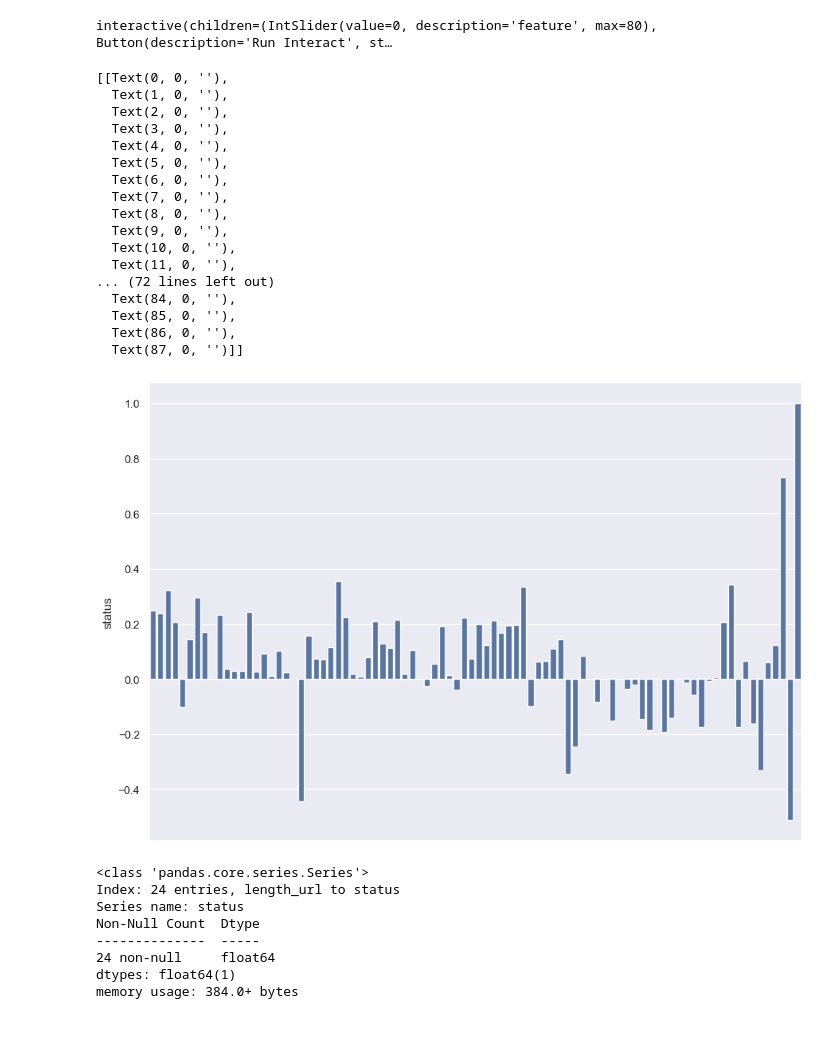
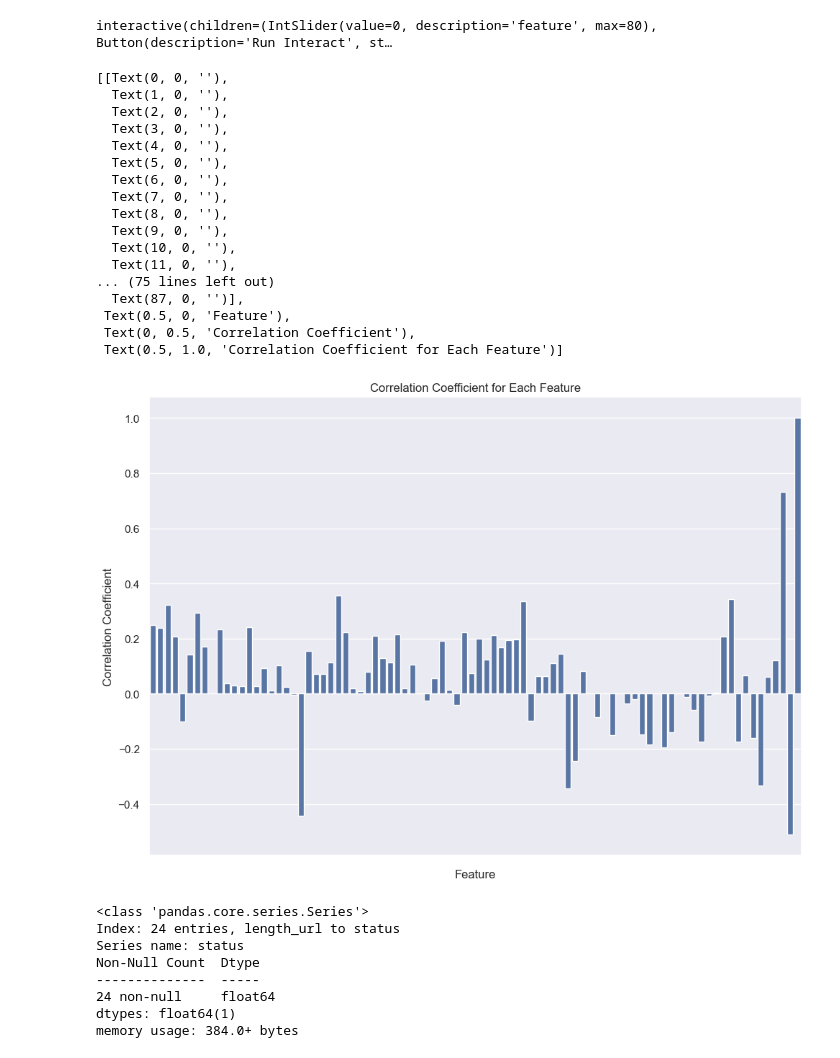
Before and after one commit to Gaulgeous/Cyber-AI, a Jupyter notebook: cyber_ai/miniproject.ipynb, the cells around one changed output. Cells and saved outputs as stored; diff of their text form; code cells hidden in the pictures; blank space fills up the shorter version.

Commit message:
Little clean up for the graphs

```diff
--- a/cyber_ai/miniproject.ipynb
+++ b/cyber_ai/miniproject.ipynb
@@ -75,30 +75,30 @@ interactive(children=(IntSlider(value=0, description='feature', max=80), Button(
 # %%
 # Investigate correlation of each column to the status (Whether or not it's phishing)
 corrs = df.corr()
 reses = corrs["status"]
 reses
 
 sns.set_theme(rc={'figure.figsize':(11.7,8.27)})
-sns.barplot(reses).set(xticklabels=[])
+sns.barplot(reses).set(xticklabels=[], xlabel="Feature", ylabel="Correlation Coefficient", title="Correlation Coefficient for Each Feature")
 # %% [output]
 [[Text(0, 0, ''),
   Text(1, 0, ''),
   Text(2, 0, ''),
   Text(3, 0, ''),
   Text(4, 0, ''),
   Text(5, 0, ''),
   Text(6, 0, ''),
   Text(7, 0, ''),
   Text(8, 0, ''),
   Text(9, 0, ''),
   Text(10, 0, ''),
   Text(11, 0, ''),
-... (72 lines left out)
-  Text(84, 0, ''),
-  Text(85, 0, ''),
-  Text(86, 0, ''),
-  Text(87, 0, '')]]
+... (75 lines left out)
+  Text(87, 0, '')],
+ Text(0.5, 0, 'Feature'),
+ Text(0, 0.5, 'Correlation Coefficient'),
+ Text(0.5, 1.0, 'Correlation Coefficient for Each Feature')]
-[figure, old version]
+[figure, new version]
 # %%
 # Remove any residuals that have a correlation co-efficient of less than 0.2 (Absolute value)
 
```
Also changed, not shown: parts of 3 cells of this notebook.
